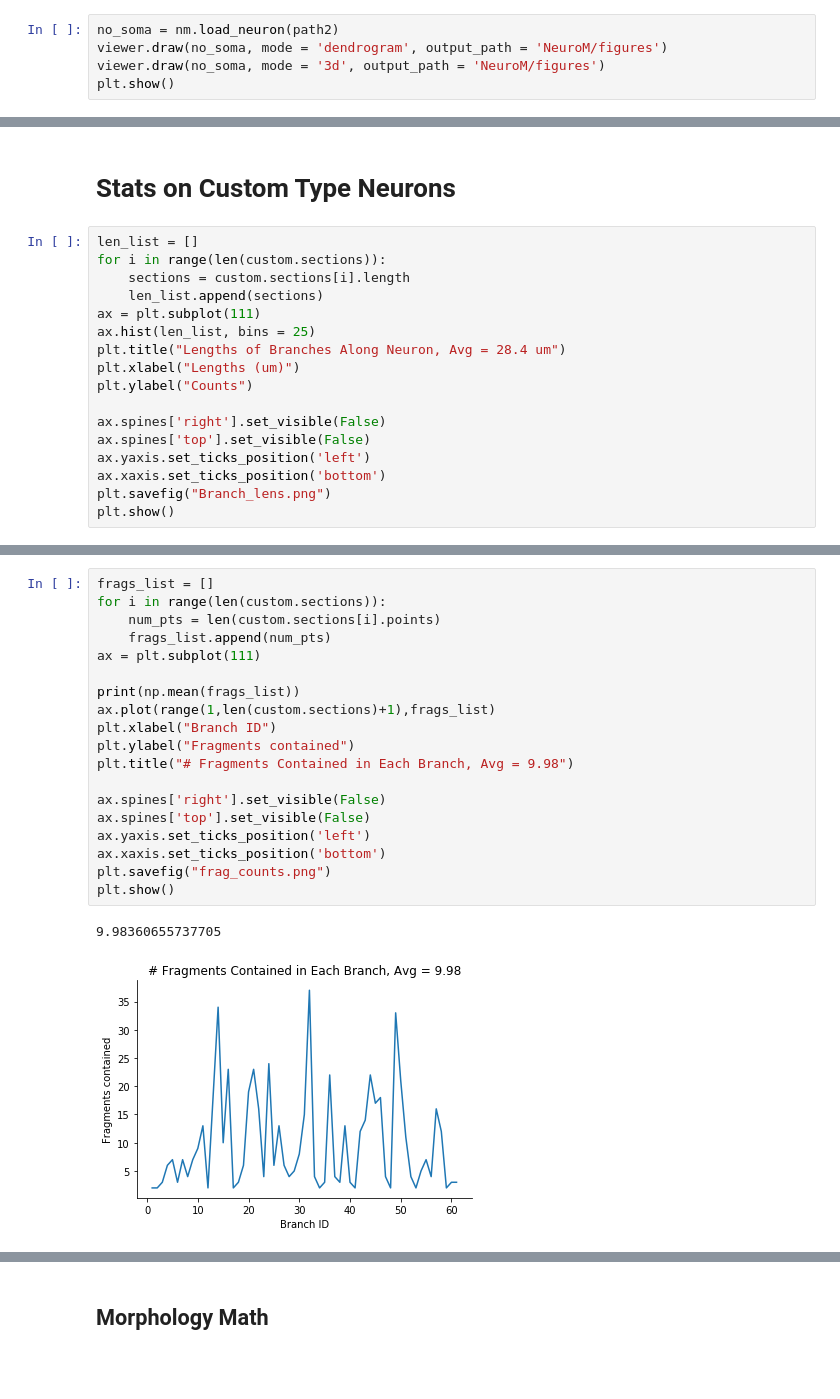
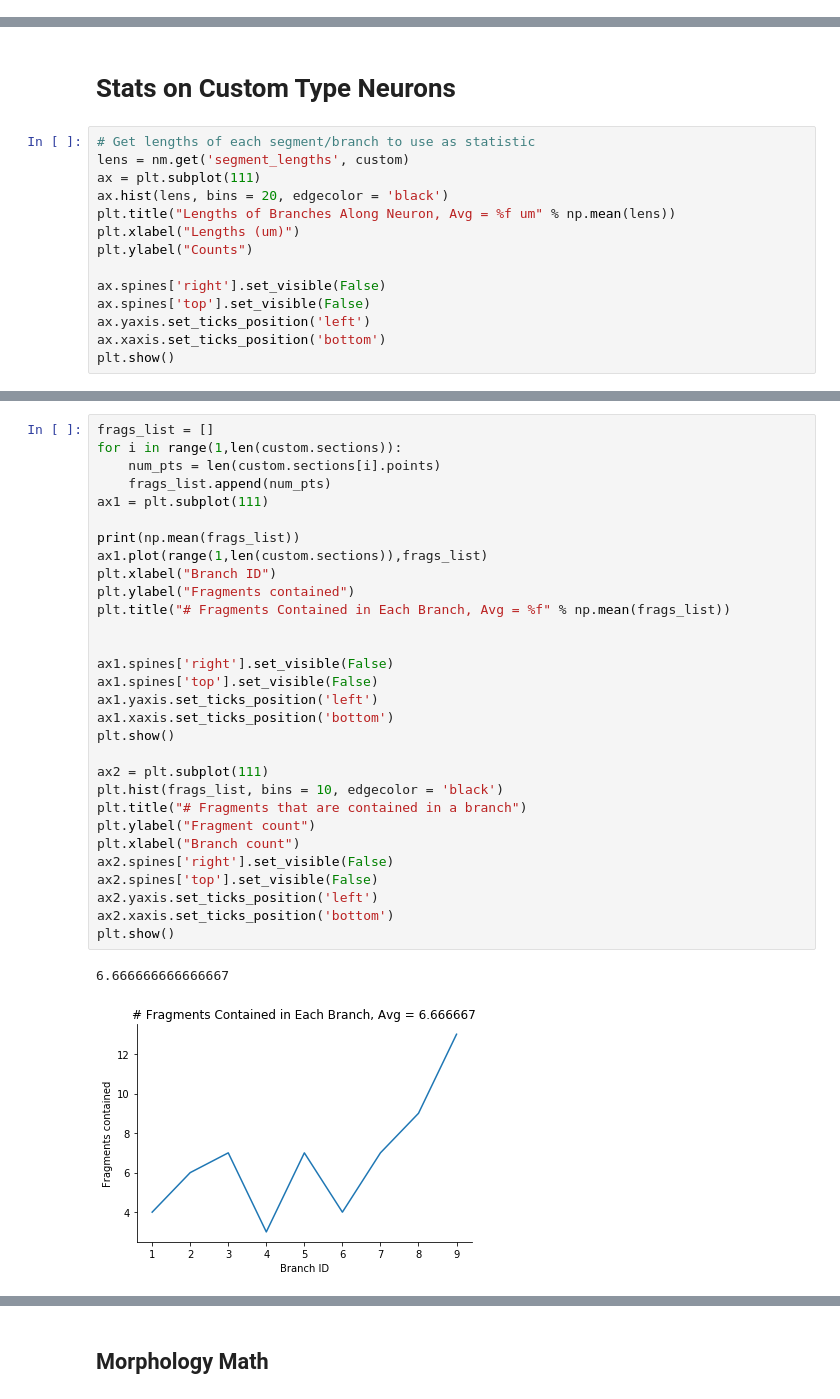
Before and after one commit to NeuroDataDesign/NeuroM, a Jupyter notebook: ipynb/NeuroM_tests.ipynb, the cells around one changed output, grey strips where cells are left out. Saved outputs shown, nothing was run; the diff lists cells and outputs as text; blank space fills up the shorter version.

```diff
--- a/ipynb/NeuroM_tests.ipynb
+++ b/ipynb/NeuroM_tests.ipynb
@@ -30,5 +32,0 @@ plt.show()
-# %%
-no_soma = nm.load_neuron(path2)
-viewer.draw(no_soma, mode = 'dendrogram', output_path = 'NeuroM/figures')
-viewer.draw(no_soma, mode = '3d', output_path = 'NeuroM/figures')
-plt.show()
@@ -58,13 +48,11 @@ No soma found, setting soma at first row
 # %% [markdown]
 # Stats on Custom Type Neurons
 # %%
-len_list = []
-for i in range(len(custom.sections)):
-    sections = custom.sections[i].length
-    len_list.append(sections)
+# Get lengths of each segment/branch to use as statistic
+lens = nm.get('segment_lengths', custom)
 ax = plt.subplot(111)
-ax.hist(len_list, bins = 25)
-plt.title("Lengths of Branches Along Neuron, Avg = 28.4 um")
+ax.hist(lens, bins = 20, edgecolor = 'black')
+plt.title("Lengths of Branches Along Neuron, Avg = %f um" % np.mean(lens))
 plt.xlabel("Lengths (um)")
 plt.ylabel("Counts")
 
@@ -72,6 +60,5 @@ ax.spines['right'].set_visible(False)
 ax.spines['top'].set_visible(False)
 ax.yaxis.set_ticks_position('left')
 ax.xaxis.set_ticks_position('bottom')
-plt.savefig("Branch_lens.png")
 plt.show()
 # %% [output]
@@ -79,22 +66,33 @@ plt.show()
 # %%
 frags_list = []
-for i in range(len(custom.sections)):
+for i in range(1,len(custom.sections)):
     num_pts = len(custom.sections[i].points)
     frags_list.append(num_pts)
-ax = plt.subplot(111)
+ax1 = plt.subplot(111)
 
 print(np.mean(frags_list))
-ax.plot(range(1,len(custom.sections)+1),frags_list)
+ax1.plot(range(1,len(custom.sections)),frags_list)
 plt.xlabel("Branch ID")
 plt.ylabel("Fragments contained")
-plt.title("# Fragments Contained in Each Branch, Avg = 9.98")
+plt.title("# Fragments Contained in Each Branch, Avg = %f" % np.mean(frags_list))
 
-ax.spines['right'].set_visible(False)
-ax.spines['top'].set_visible(False)
-ax.yaxis.set_ticks_position('left')
-ax.xaxis.set_ticks_position('bottom')
-plt.savefig("frag_counts.png")
+
+ax1.spines['right'].set_visible(False)
+ax1.spines['top'].set_visible(False)
+ax1.yaxis.set_ticks_position('left')
+ax1.xaxis.set_ticks_position('bottom')
 plt.show()
+
+ax2 = plt.subplot(111)
+plt.hist(frags_list, bins = 10, edgecolor = 'black')
+plt.title("# Fragments that are contained in a branch")
+plt.ylabel("Fragment count")
+plt.xlabel("Branch count")
+ax2.spines['right'].set_visible(False)
+ax2.spines['top'].set_visible(False)
+ax2.yaxis.set_ticks_position('left')
+ax2.xaxis.set_ticks_position('bottom')
+plt.show()
 # %% [output]
-9.98360655737705
+6.666666666666667
-[figure, old version]
+[figure, new version]
```
Also changed, not shown: parts of 26 cells of this notebook, 1 other file.
